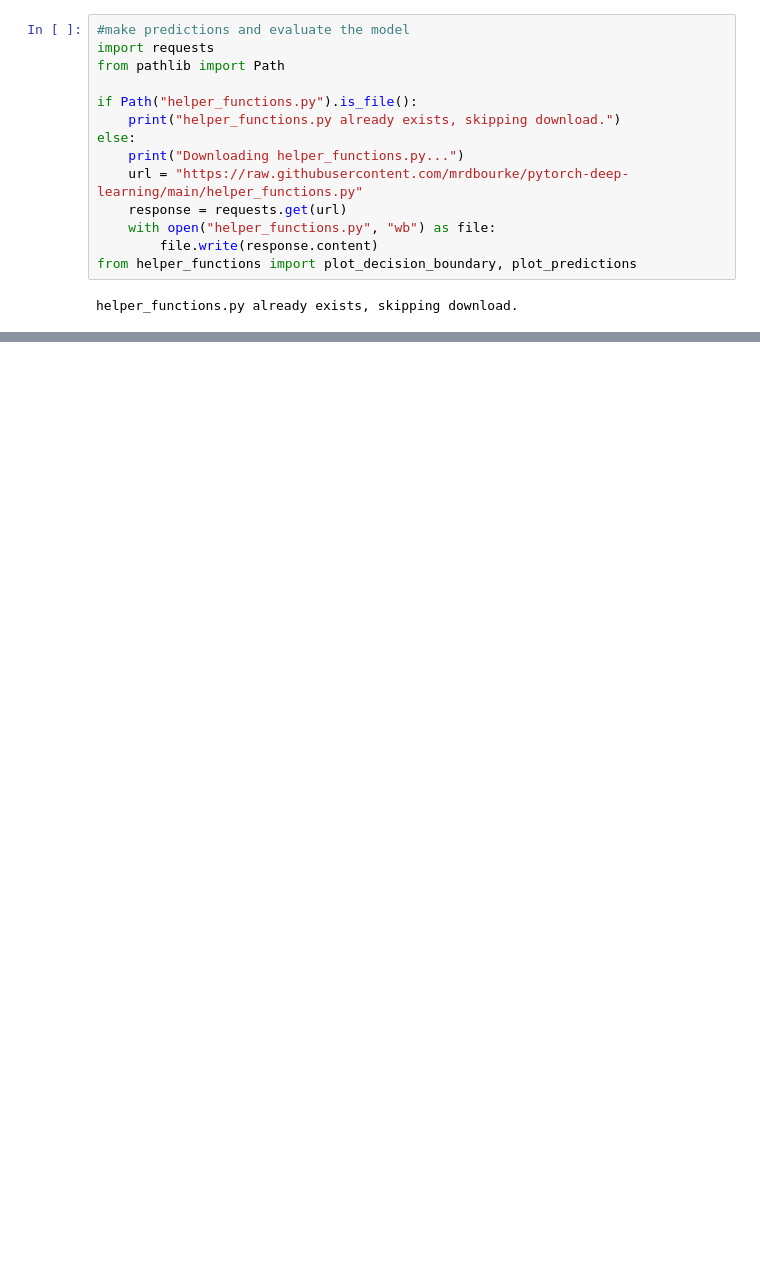
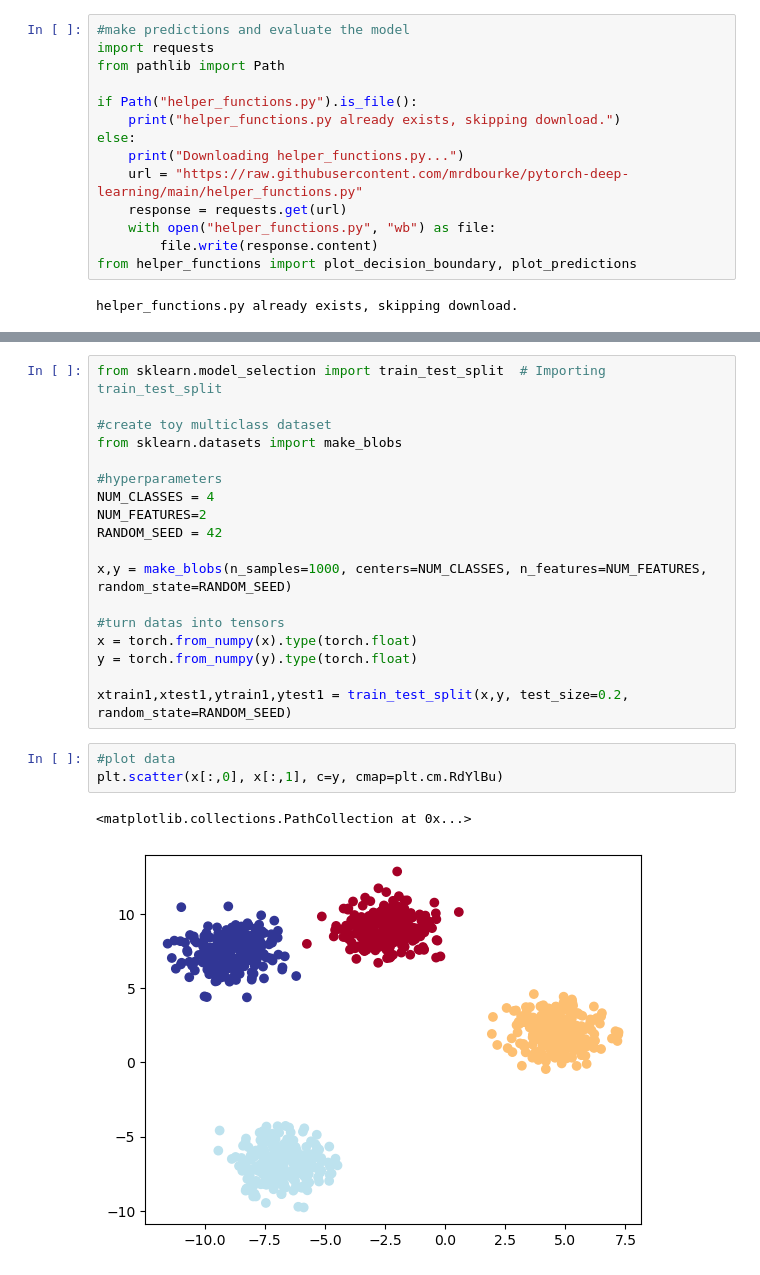
Before and after one commit to Abisheck007/PyTorch_Deeplearning, a Jupyter notebook: Pytorch_Classification/non-linear_classify.ipynb, the cells around one changed output, grey strips where cells are left out. Drawn from its saved outputs; the diff is of its cells as text; blank space fills up the shorter version.

Commit message:
Completed binary and  multi class classification problem!

```diff
--- a/Pytorch_Classification/non-linear_classify.ipynb
+++ b/Pytorch_Classification/non-linear_classify.ipynb
@@ -105,0 +106,24 @@ plot_decision_boundary(model, xtest, ytest)
+# %%
+from sklearn.model_selection import train_test_split  # Importing train_test_split
+
+#create toy multiclass dataset
+from sklearn.datasets import make_blobs
+
+#hyperparameters
+NUM_CLASSES = 4
+NUM_FEATURES=2
+RANDOM_SEED = 42
+
+x,y = make_blobs(n_samples=1000, centers=NUM_CLASSES, n_features=NUM_FEATURES, random_state=RANDOM_SEED)
+
+#turn datas into tensors
+x = torch.from_numpy(x).type(torch.float)
+y = torch.from_numpy(y).type(torch.float)
+
+xtrain1,xtest1,ytrain1,ytest1 = train_test_split(x,y, test_size=0.2, random_state=RANDOM_SEED)
+# %%
+#plot data
+plt.scatter(x[:,0], x[:,1], c=y, cmap=plt.cm.RdYlBu)
+# %% [output]
+<matplotlib.collections.PathCollection at 0x...>
+[figure, added]
```
Also changed, not shown: parts of 8 cells of this notebook, 4 other files.
